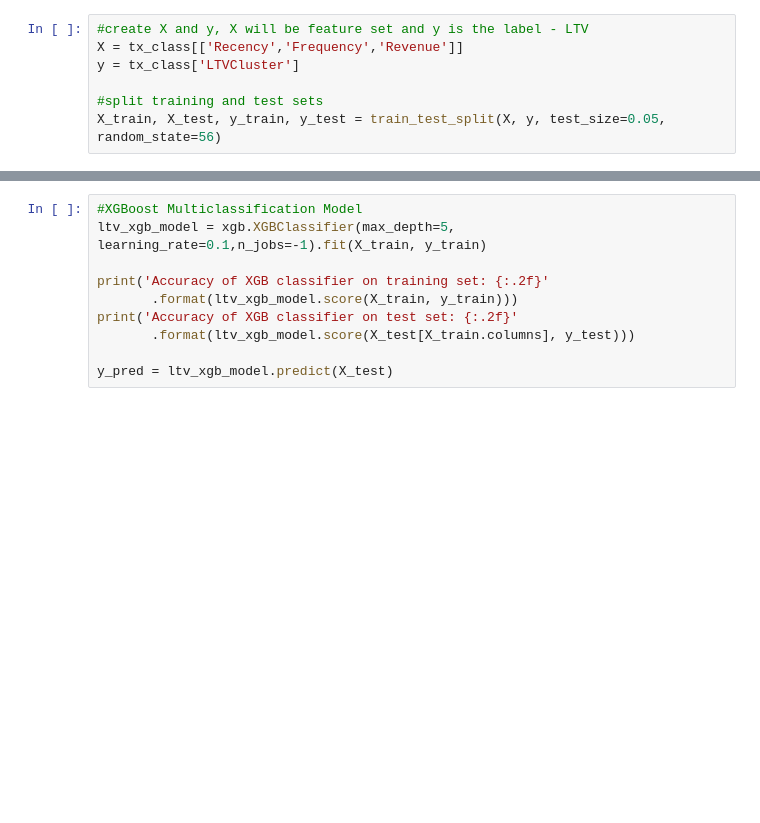
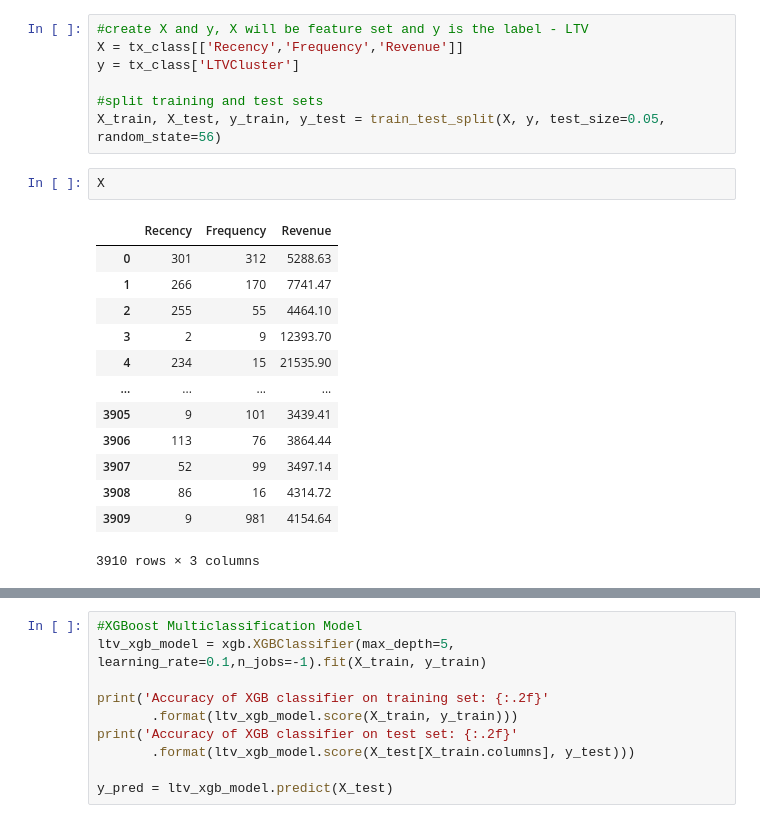
Before and after one commit to anubrat25/Customer-Lifetime-Value, a Jupyter notebook: clusttering.ipynb, the cells around one changed output, grey strips where cells are left out. Saved outputs shown, nothing was run; the diff lists cells and outputs as text; blank space fills up the shorter version.

```diff
--- a/clusttering.ipynb
+++ b/clusttering.ipynb
@@ -554,3 +554,19 @@ y = tx_class['LTVCluster']
 
 #split training and test sets
 X_train, X_test, y_train, y_test = train_test_split(X, y, test_size=0.05, random_state=56)
+# %%
+X
+# %% [output]
+|  | Recency | Frequency | Revenue |
+| 0 | 301 | 312 | 5288.63 |
+| 1 | 266 | 170 | 7741.47 |
+| 2 | 255 | 55 | 4464.10 |
+| 3 | 2 | 9 | 12393.70 |
+| 4 | 234 | 15 | 21535.90 |
+| ... | ... | ... | ... |
+| 3905 | 9 | 101 | 3439.41 |
+| 3906 | 113 | 76 | 3864.44 |
+| 3907 | 52 | 99 | 3497.14 |
+| 3908 | 86 | 16 | 4314.72 |
+| 3909 | 9 | 981 | 4154.64 |
+3910 rows × 3 columns
```
Also changed, not shown: parts of 5 cells of this notebook, 6 other files.
